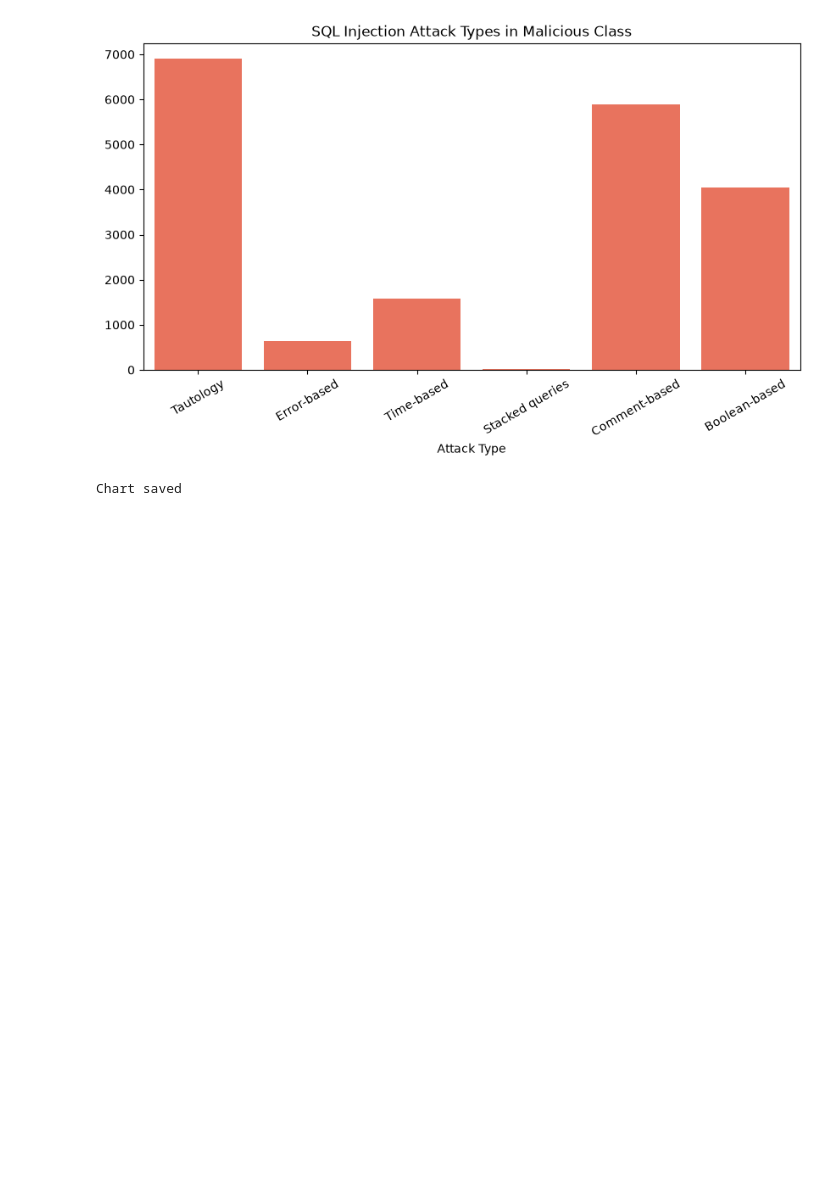
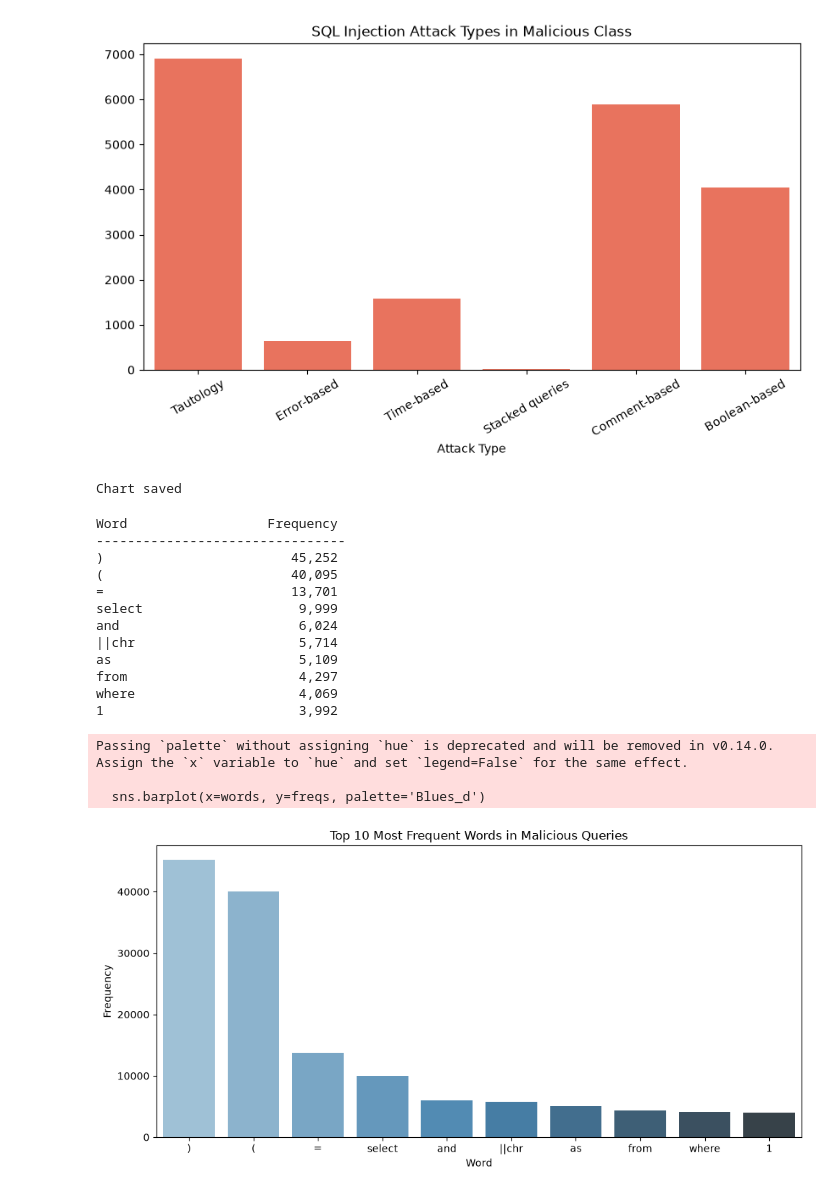
Before and after one commit to kwekumorgan/SQL-Injection-Detection-using-ML, a Jupyter notebook: notebooks/01_data_preparation.ipynb, the cells around one changed output. Cells and saved outputs as stored; diff of their text form; code cells hidden in the pictures; blank space fills up the shorter version.

```diff
--- a/notebooks/01_data_preparation.ipynb
+++ b/notebooks/01_data_preparation.ipynb
@@ -262,3 +262,44 @@ print("Chart saved")
 # %% [output]
 [figure]
 Chart saved
+# %%
+# Top 10 most frequent words in malicious queries
+from collections import Counter
+
+all_words = ' '.join(df[df['Label'] == 1]['Sentence'].tolist()).lower().split()
+word_counts = Counter(all_words)
+top_10 = word_counts.most_common(10)
+
+print(f"{'Word':<20} {'Frequency':>10}")
+print("-" * 32)
+for word, freq in top_10:
+    print(f"{word:<20} {freq:>10,}")
+
+words = [w for w, f in top_10]
+freqs = [f for w, f in top_10]
+
+plt.figure(figsize=(10, 5))
+sns.barplot(x=words, y=freqs, palette='Blues_d')
+plt.title('Top 10 Most Frequent Words in Malicious Queries')
+plt.xlabel('Word')
+plt.ylabel('Frequency')
+plt.tight_layout()
+plt.savefig('../results/figures/top_words_malicious.png', dpi=150)
+plt.show()
+# %% [output]
+Word                  Frequency
+--------------------------------
+)                        45,252
+(                        40,095
+=                        13,701
+select                    9,999
+and                       6,024
+||chr                     5,714
+as                        5,109
+from                      4,297
+where                     4,069
+1                         3,992
+Passing `palette` without assigning `hue` is deprecated and will be removed in v0.14.0. Assign the `x` variable to `hue` and set `legend=False` for the same effect.
+
+  sns.barplot(x=words, y=freqs, palette='Blues_d')
+[figure, added]
```
Also changed, not shown: parts of 5 cells of this notebook.
